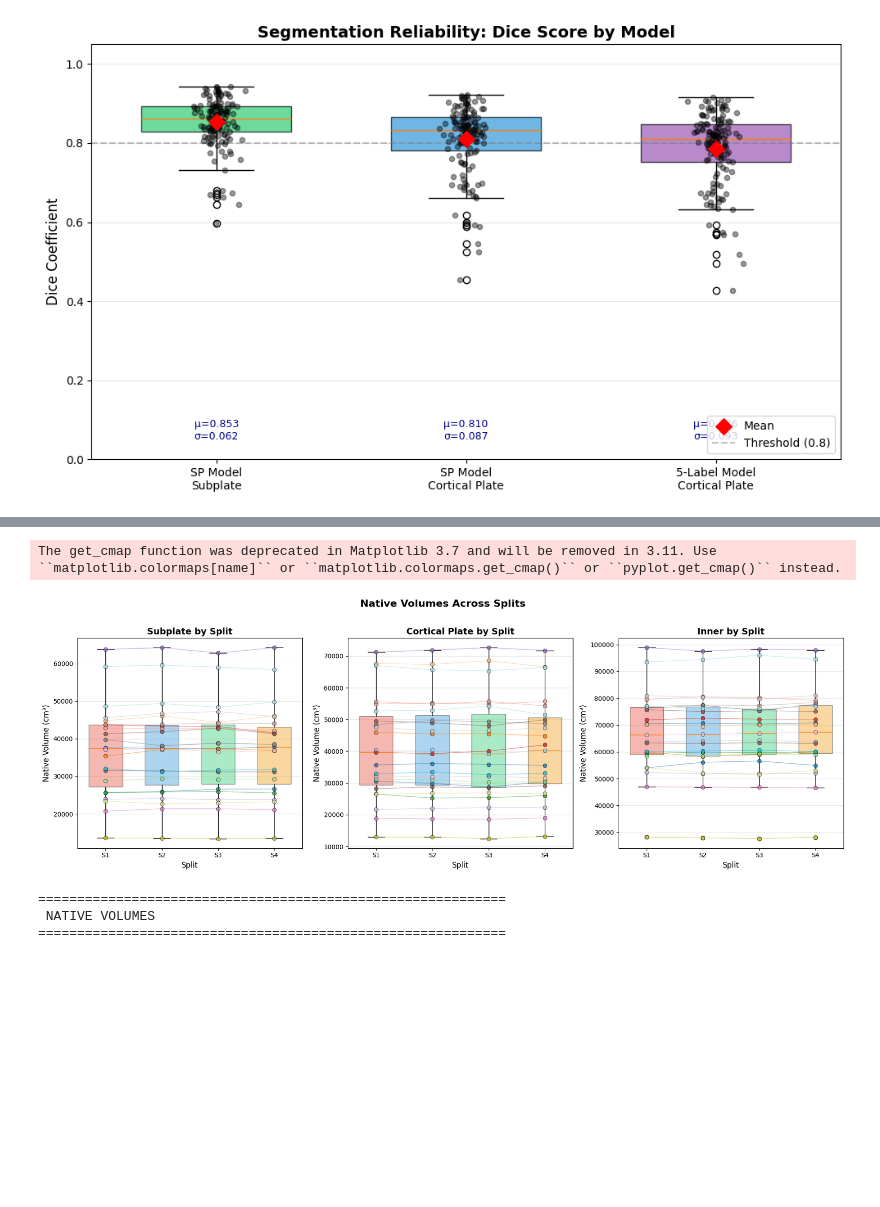
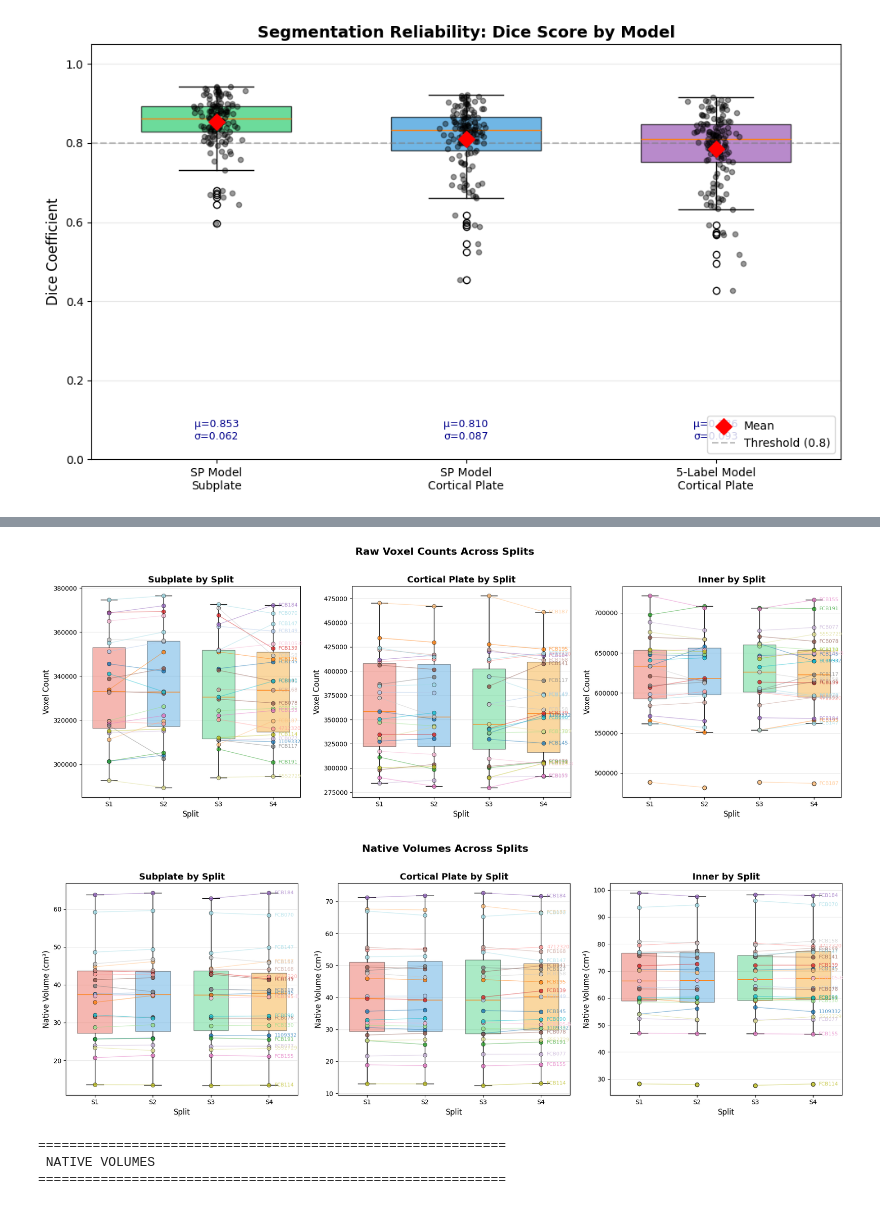
Before and after one commit to Y0z64/Reliability-analisys-FNNDSC, a Jupyter notebook: analisys/summary_analysis.ipynb, the cells around one changed output, grey strips where cells are left out. Cells and saved outputs as stored; diff of their text form; code cells hidden in the pictures; blank space fills up the shorter version.

Commit message:
added cross split volume comparisions

```diff
--- a/analisys/summary_analysis.ipynb
+++ b/analisys/summary_analysis.ipynb
@@ -20,9 +20,11 @@ quality_df = pd.read_csv("../data/image_quality_metrics.csv")
 infodump_df = pd.read_csv("../data/raw_subject_data.csv")
 
 subjects_df = pd.read_csv("../data/subject.csv")
+
+split_pair_diffs = pd.read_csv("../data/split_comparision_data.csv")
 # %%
 # Cell 1a Data access functions (LEAVE COLLAPSED)
-def get_split_data(quality_df, subject_id, split):
+def get_split_data(quality_df, subject_id, session_id, split):
     """
     Get data for a specific subject and split.
 
@@ -39,8 +41,10 @@ def get_split_data(quality_df, subject_id, split):
     --------
     pd.Series or None if not found
     """
-    mask = (quality_df["subject_id"].astype(str) == str(subject_id)) & (
-        quality_df["split"] == split
+    mask = (
+        (quality_df["subject_id"].astype(str) == str(subject_id))
+        & (quality_df["split"] == split)
+        & (quality_df["session_id"] == session_id)
     )
     result = quality_df[mask]
     return result.iloc[0] if len(result) > 0 else None
@@ -132,8 +136,8 @@ def get_subject_across_splits(quality_df, subject_id, columns=None):
 
 
 def get_unique_subjects(quality_df):
-    """Get list of unique subject IDs."""
-    return quality_df["subject_id"].unique()
+    """Get list of unique subjects (subject_id, session_id) as tuples."""
+    return list(quality_df[["subject_id", "session_id"]].drop_duplicates().itertuples(index=False, name=None))
 
 
 def get_available_splits(quality_df):
@@ -687,6 +586,14 @@ plt.show()
 # %%
 # 2a: Abs native volume diference across splits (subjects connected) TODO: Add subject identifier
-def _plot_measures_across_splits(quality_df, measure_configs, title, ylabel):
+def _get_subject_colors(quality_df):
+    subjects = get_unique_subjects(quality_df)
+    n_subjects = len(subjects)
+    subject_cmap = plt.cm.get_cmap("tab20", n_subjects)
+    subject_colors = {subj: subject_cmap(i) for i, subj in enumerate(subjects)}
+    return subject_colors
+
+
+def _plot_measures_across_splits(quality_df, measure_configs, subject_colors, title, ylabel, labels = False):
     """
     Internal helper to plot boxplots with connected subject lines across splits.
 
@@ -703,12 +610,9 @@ def _plot_measures_across_splits(quality_df, measure_configs, title, ylabel):
     """
     splits = get_available_splits(quality_df)
     subjects = get_unique_subjects(quality_df)
-    n_subjects = len(subjects)
 
     # Distinct colors for boxes and subjects
     box_colors = ["#e74c3c", "#3498db", "#2ecc71", "#f39c12"]
-    subject_cmap = plt.cm.get_cmap("tab20", n_subjects)
-    subject_colors = {str(subj): subject_cmap(i) for i, subj in enumerate(subjects)}
 
     n_plots = len(measure_configs)
     fig, axes = plt.subplots(1, n_plots, figsize=(6 * n_plots, 6))
@@ -717,10 +621,13 @@ def _plot_measures_across_splits(quality_df, measure_configs, title, ylabel):
 
     for ax, (col_name, display_name) in zip(axes, measure_configs):
         # 1. Prepare Boxplot Data (Aggregate per split)
+        native = str(col_name).startswith("native") #<-Check if the col is a native value
         split_data = []
         for split in splits:
             # Use existing helper to get data for this split
             values = get_column_by_split(quality_df, col_name, split).dropna().values
+            if native:
+                values = values / 1000 #<- mm^3 to cm^3
             split_data.append(values)
 
         # 2. Draw Boxplot
@@ -733,13 +640,13 @@ def _plot_measures_across_splits(quality_df, measure_configs, title, ylabel):
                 patch.set_alpha(0.4)
 
         # 3. Draw Connected Lines per Subject
-        for subj_id in subjects:
-            color = subject_colors[str(subj_id)]
+        for subj_id, ses_id in subjects:
+            color = subject_colors[(subj_id, ses_id)]
             x_pos, y_val = [], []
 
             for i, split in enumerate(splits):
                 # Use existing helper to get specific row for subject+split
-                row = get_split_data(quality_df, subj_id, split)
+                row = get_split_data(quality_df, subj_id, ses_id, split)
 
                 # Check if row exists and column is valid/not-NaN
                 if (
@@ -748,7 +655,10 @@ def _plot_measures_across_splits(quality_df, measure_configs, title, ylabel):
                     and pd.notna(row[col_name])
                 ):
                     x_pos.append(i + 1)
-                    y_val.append(row[col_name])
+                    if native:
+                        y_val.append(row[col_name] / 1000)  # <- mm^3 to cm^3
+                    else:
+                        y_val.append(row[col_name])
 
             if x_pos:
                 # Scatter points
@@ -762,8 +672,23 @@ def _plot_measures_across_splits(quality_df, measure_configs, title, ylabel):
                     linewidths=0.5,
                     zorder=3,
                 )
-                # Connected lines
-                ax.plot(x_pos, y_val, color=color, alpha=0.5, linewidth=1, zorder=2)
+                # Connected lines - only connect S1-S2 and S3-S4
+                # Split into two groups: [S1, S2] and [S3, S4]
+                for start_idx in [0, 2]:  # S1 at index 0, S3 at index 2
+                    group_x = []
+                    group_y = []
+                    for j in range(len(x_pos)):
+                        if x_pos[j] in [start_idx + 1, start_idx + 2]:  # S1-S2 or S3-S4
+                            group_x.append(x_pos[j])
+                            group_y.append(y_val[j])
+                    if len(group_x) >= 2:
+                        ax.plot(group_x, group_y, color=color, alpha=0.5, linewidth=1, zorder=2)
+
+                # Add subject_id label to the right of the line
+                if labels:
+                    if len(x_pos) > 0:
+                        ax.text(x_pos[-1] + 0.1, y_val[-1], f'{subj_id}',
+                            fontsize=8, va='center', ha='left', color=color, alpha=0.7)
 
         ax.set_ylabel(ylabel, fontsize=12)
         ax.set_xlabel("Split", fontsize=12)
@@ -775,41 +700,47 @@ def _plot_measures_across_splits(quality_df, measure_configs, title, ylabel):
     return fig
 
 
-def plot_voxel_counts_by_split(quality_df):
+def plot_voxel_counts_by_split(quality_df, colors):
     """Plot raw voxel counts per split for SP and CP."""
     return _plot_measures_across_splits(
         quality_df,
         measure_configs=[
             ("sp_volume_voxels", "Subplate"),
             ("cp_volume_voxels", "Cortical Plate"),
             ("inner_volume_voxels", "Inner"),
         ],
+        subject_colors=colors,
         title="Raw Voxel Counts Across Splits",
         ylabel="Voxel Count",
+        labels=True
     )
 
 
-def plot_native_volume_by_split(quality_df):
+def plot_native_volume_by_split(quality_df, colors):
     """Plot native volumes (mm³) per split for all tissues."""
     return _plot_measures_across_splits(
         quality_df,
         measure_configs=[
             ("native_vol_sp", "Subplate"),
             ("native_vol_cp", "Cortical Plate"),
             ("native_vol_inner", "Inner"),
         ],
+        subject_colors=colors,
         title="Native Volumes Across Splits",
         ylabel="Native Volume (cm³)",
+        labels=True
     )
 
-# fig1 = plot_voxel_counts_by_split(quality_df)
-# plt.show()
+colors = _get_subject_colors(quality_df)
 
-fig2 = plot_native_volume_by_split(quality_df)
+fig1 = plot_voxel_counts_by_split(quality_df, colors)
 plt.show()
+
+fig2 = plot_native_volume_by_split(quality_df, colors)
+plt.show()
 # %% [output]
-The get_cmap function was deprecated in Matplotlib 3.7 and will be removed in 3.11. Use ``matplotlib.colormaps[name]`` or ``matplotlib.colormaps.get_cmap()`` or ``pyplot.get_cmap()`` instead.
-[figure, old version]
+[figure, new version]
+[figure, added]
 # %%
 # VOLUME BAR PLOT COMPARISON PER SPLIT (GROUPED)
 def plot_per_subject_voxel_counts(quality_df, tissue="sp"):
```
Also changed, not shown: parts of 8 cells of this notebook, 2 other files.
